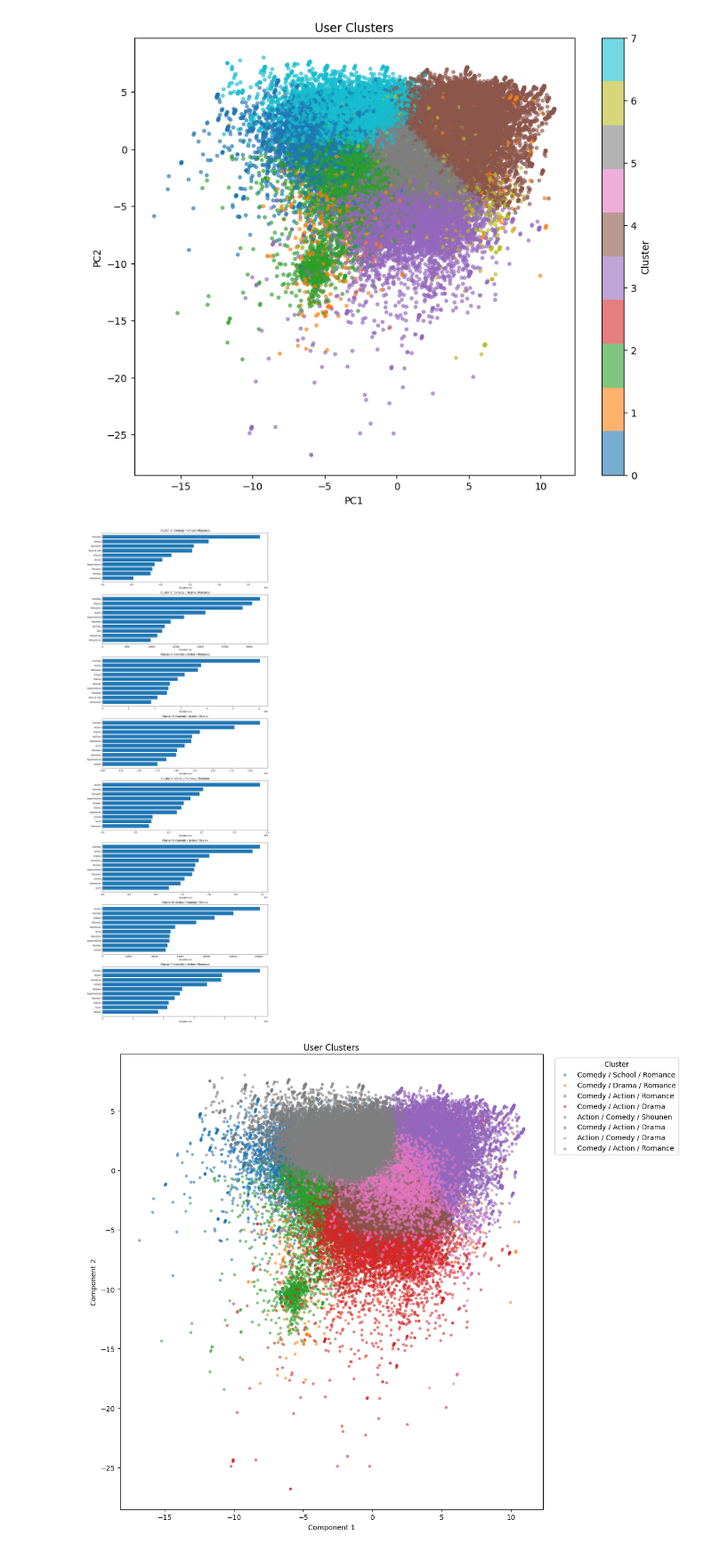
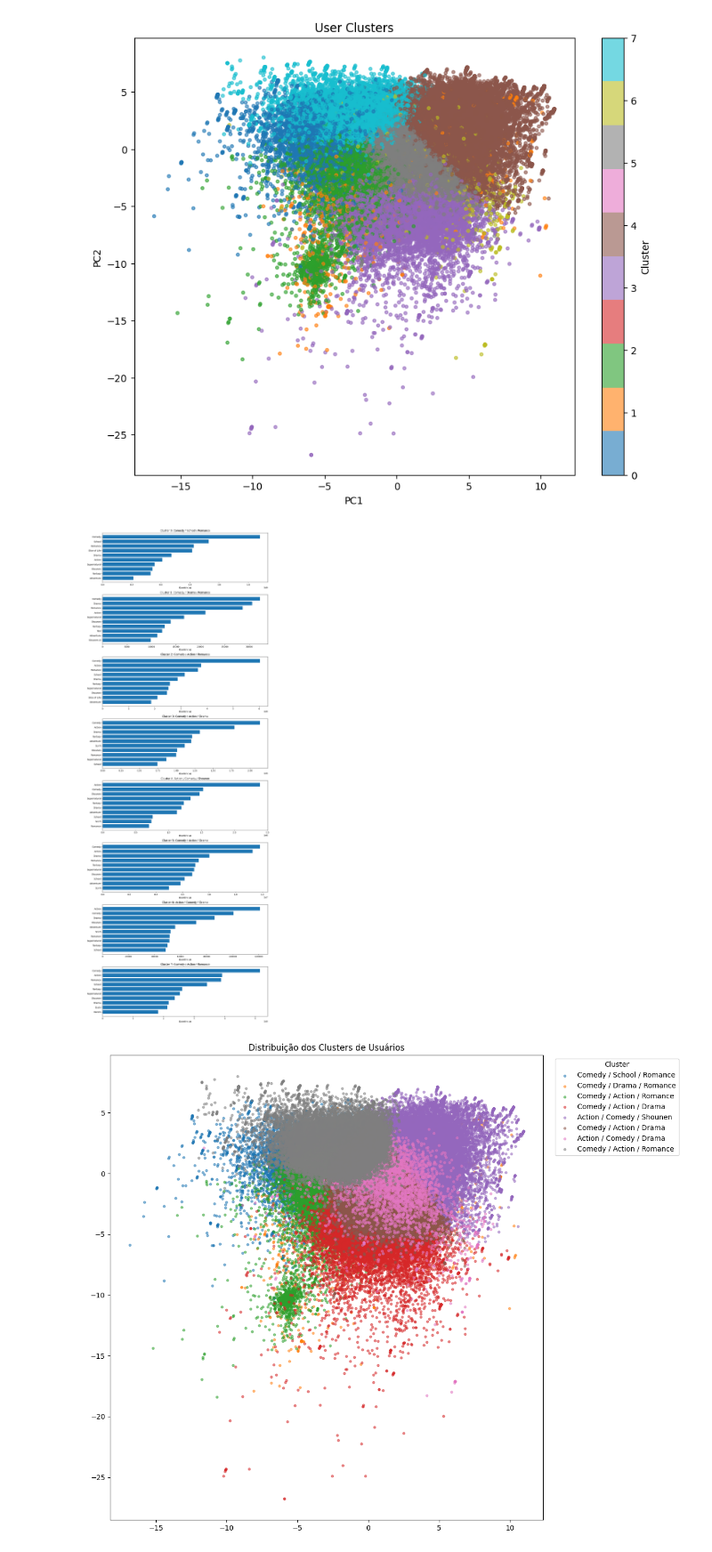
Before and after one commit to Nubily44/CD_EP, a Jupyter notebook: modelagem.ipynb, the cells around one changed output. Shown at 89% size. Cells and saved outputs as stored; diff of their text form; code cells hidden in the pictures.

Commit message:
silhouette + imagens clusters

```diff
--- a/modelagem.ipynb
+++ b/modelagem.ipynb
@@ -378,7 +446,7 @@ for ax, cluster in zip(axes, sorted(cluster_names.keys())):
         f"Cluster {cluster}: {cluster_names[cluster]}"
     )
 
-    ax.set_xlabel("Occurrences")
+    ax.set_xlabel("Ocorrências")
 
 plt.tight_layout()
 plt.show()
@@ -400,38 +468,35 @@ for cluster in sorted(cluster_names.keys()):
         alpha=0.5,
         label=cluster_names[cluster]
     )
 
-plt.title("User Clusters")
-plt.xlabel("Component 1")
-plt.ylabel("Component 2")
-
+plt.title("Distribuição dos Clusters de Usuários")
 plt.legend(
     title="Cluster",
     bbox_to_anchor=(1.02, 1),
     loc="upper left"
 )
 
 plt.tight_layout()
 plt.show()
 
 # ============================================================
 # Print summary
 # ============================================================
 
 print("\nCluster Summary\n")
 
 for cluster in sorted(cluster_names.keys()):
 
     print(f"Cluster {cluster}")
     print(f"Name: {cluster_names[cluster]}")
 
     for genre, count in cluster_genres[cluster].most_common(10):
         print(f"   {genre:<20} {count:,}")
 
     print()
 # %% [output]
 [figure]
-[figure, old version]
+[figure, new version]
 Cluster Summary
 
 Cluster 0
```
Also changed, not shown: parts of 3 cells of this notebook, 1 other file.
